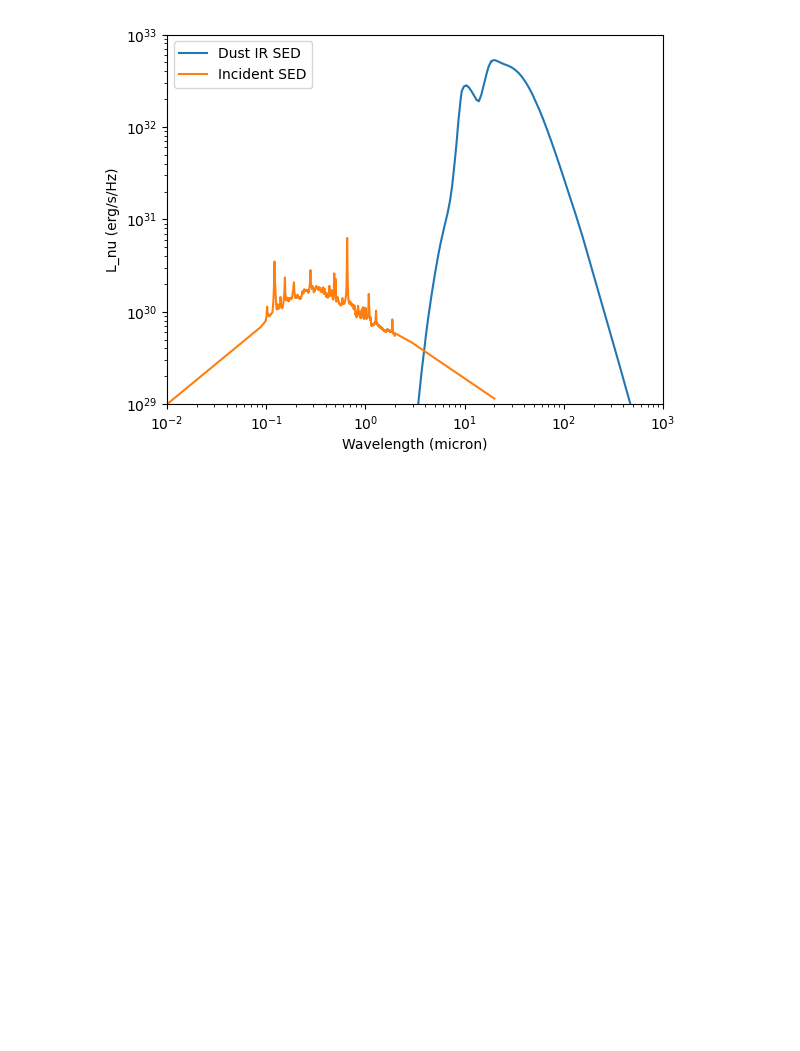
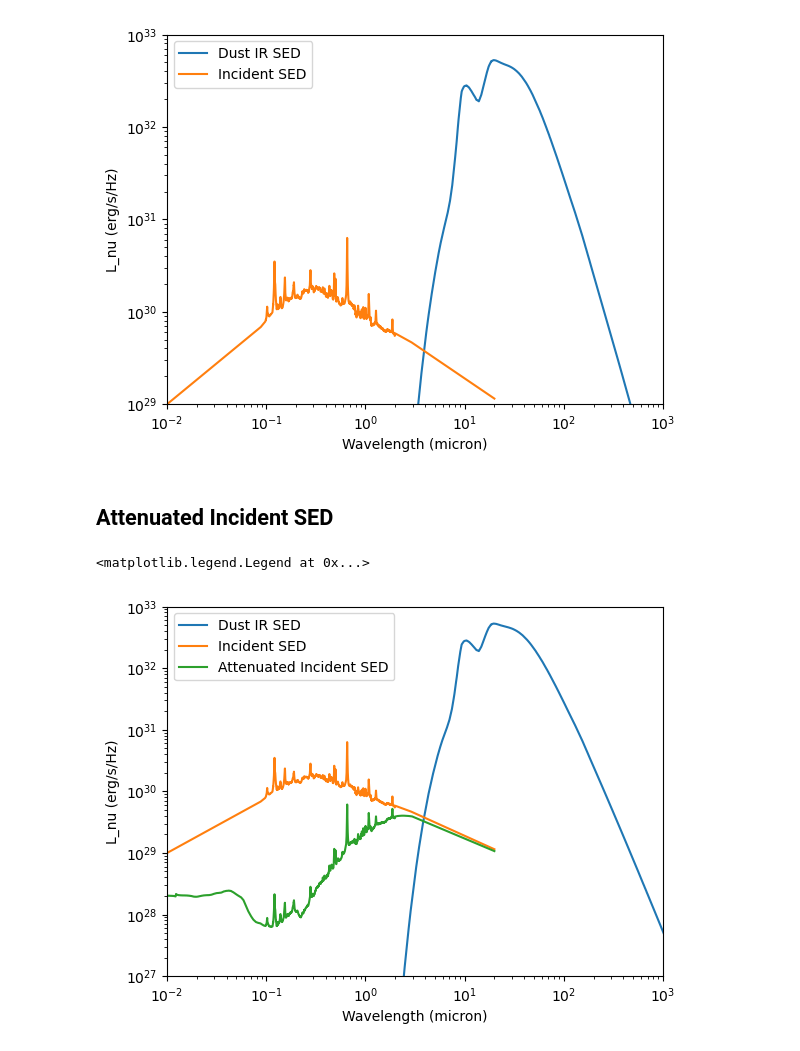
Before and after one commit to zhengrong-li/Li24LRDDustIRSED, a Jupyter notebook: LRD_IR_Demo.ipynb, the cells around one changed output. Saved outputs shown, nothing was run; the diff lists cells and outputs as text; code cells hidden in the pictures; blank space fills up the shorter version.

```diff
--- a/LRD_IR_Demo.ipynb
+++ b/LRD_IR_Demo.ipynb
@@ -53,3 +53,20 @@ plt.legend()
 # %% [output]
 <matplotlib.legend.Legend at 0x...>
 [figure]
+# %% [markdown]
+## Attenuated Incident SED
+# %%
+NH = 7.5e22*u.cm**-2
+Attenuated_Temple = Temple_SED.L_nu*np.exp(-1*Orion_opacity.interp_ext(Temple_SED.nu)*NH)
+# %%
+plt.loglog(Rest_frame_wavelength.to(u.micron), L_nu, label='Dust IR SED')
+plt.loglog(Temple_SED.wavelength.to(u.micron), Temple_SED.L_nu, label='Incident SED')
+plt.loglog(Temple_SED.wavelength.to(u.micron), Attenuated_Temple, label='Attenuated Incident SED')
+plt.xlabel('Wavelength (micron)')
+plt.ylabel('L_nu (erg/s/Hz)')
+plt.ylim(1e27,1e33)
+plt.xlim(0.01,1e3)
+plt.legend()
+# %% [output]
+<matplotlib.legend.Legend at 0x...>
+[figure, added]
```
